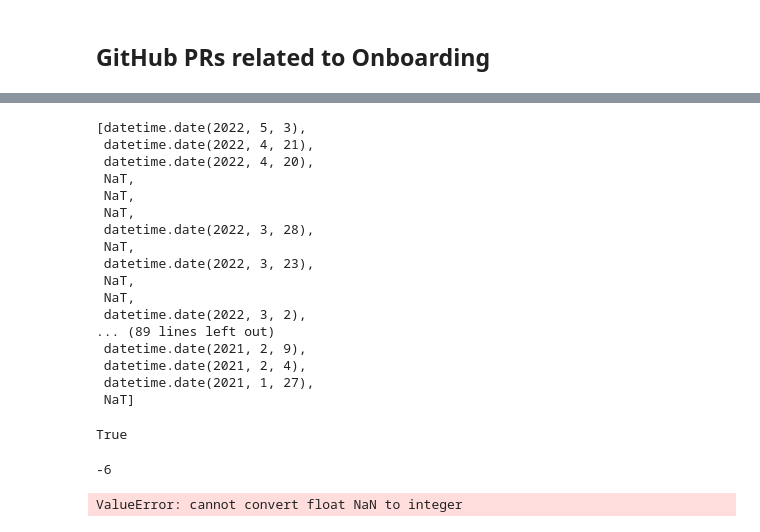
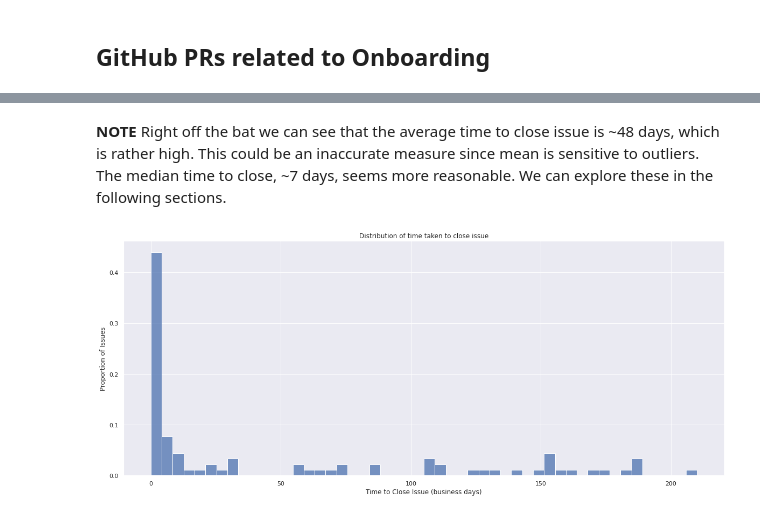
Before and after one commit to chauhankaranraj/metrics, a Jupyter notebook: onboarding.ipynb, the cells around one changed output, grey strips where cells are left out. Saved outputs shown, nothing was run; the diff lists cells and outputs as text; code cells hidden in the pictures.

```diff
--- a/onboarding.ipynb
+++ b/onboarding.ipynb
@@ -188,9 +265,19 @@ Timedelta between issue create and issue close
 # %%
-# time to close
-onboard_issues_df['time_to_close'] = onboard_issues_df['closed_at'] - onboard_issues_df['created_at']
+def get_business_days_diff(row: pd.Series) -> int:
+    """
+    Get difference in created_at and closed_at in terms of business days
+    TODO: exclude US holidays, EU holidays, Red Hat shutdown, etc. from business days
+    """
+    if not pd.isna(row["closed_at"]):
+        return np.busday_count(row["created_at"].date(), row["closed_at"].date())
+
+
+# calculate business days taken to close
+onboard_issues_df["time_to_close_busdays"] = onboard_issues_df.apply(get_business_days_diff, axis=1)
+onboard_issues_df["time_to_close_busdays"]
 
 # summary stats
-onboard_issues_df['time_to_close'].describe()
+onboard_issues_df['time_to_close_busdays'].describe()
 # %% [output]
 A value is trying to be set on a copy of a slice from a DataFrame.
 Try using .loc[row_indexer,col_indexer] = value instead
@@ -211,50 +296,17 @@ Name: time_to_close, dtype: object
-# %%
-onboard_issues_df['closed_at'].dt.date.tolist()
-# onboard_issues_df['created_at'].dt.date.tolist()
-# %% [output]
-[datetime.date(2022, 5, 3),
- datetime.date(2022, 4, 21),
- datetime.date(2022, 4, 20),
- NaT,
- NaT,
- NaT,
- datetime.date(2022, 3, 28),
- NaT,
- datetime.date(2022, 3, 23),
- NaT,
- NaT,
- datetime.date(2022, 3, 2),
-... (89 lines left out)
- datetime.date(2021, 2, 9),
- datetime.date(2021, 2, 4),
- datetime.date(2021, 1, 27),
- NaT]
-# %%
-pd.isna(onboard_issues_df['closed_at'].dt.date.tolist()[-1])
-# %% [output]
-True
-# %%
-np.busday_count(onboard_issues_df['closed_at'].dt.date.tolist()[0], onboard_issues_df['created_at'].dt.date.tolist()[0])
-# %% [output]
--6
-# %%
-np.where(
-    lambda x: pd.isna(x),
-    np.busday_count(onboard_issues_df['closed_at'].dt.date.tolist(), onboard_issues_df['created_at'].dt.date.tolist()),
-    -1
-)
-# %% [output]
-ValueError: cannot convert float NaN to integer
+# %% [markdown]
+**NOTE** Right off the bat we can see that the average time to close issue is ~48 days, which is rather high. This could be an inaccurate measure since mean is sensitive to outliers. The median time to close, ~7 days, seems more reasonable. We can explore these in the following sections.
 # %%
-# histogram in terms of number of hours
+# histogram to visualize distribution of time to close issue
 fig, ax = plt.subplots(figsize=(20, 8))
 sns.histplot(
-    onboard_issues_df['time_to_close'].dt.total_seconds() / 3600,
+    onboard_issues_df['time_to_close_busdays'],
     ax=ax,
     bins=50,
     stat="probability",
 )
 plt.ylabel("Proportion of Issues")
-plt.xlabel("Time to Close Issue (hours)")
+plt.xlabel("Time to Close Issue (business days)")
 plt.title("Distribution of time taken to close issue")
 plt.show()
+# %% [output]
+[figure, added]
```
Also changed, not shown: parts of 42 cells of this notebook.
